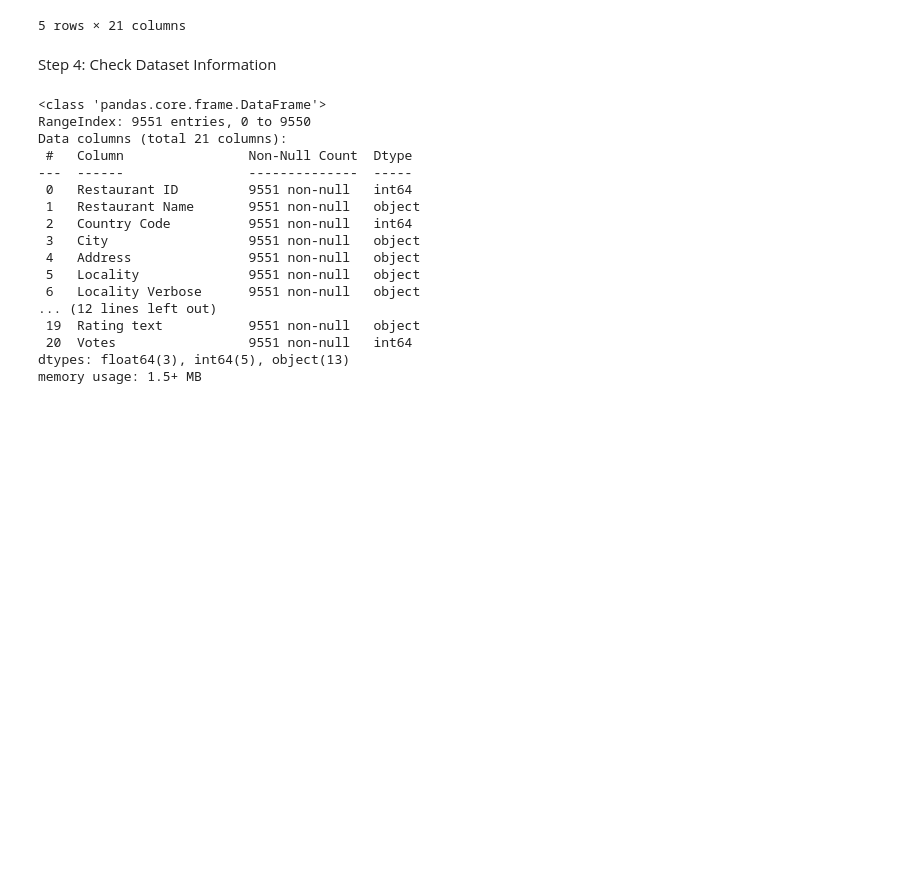
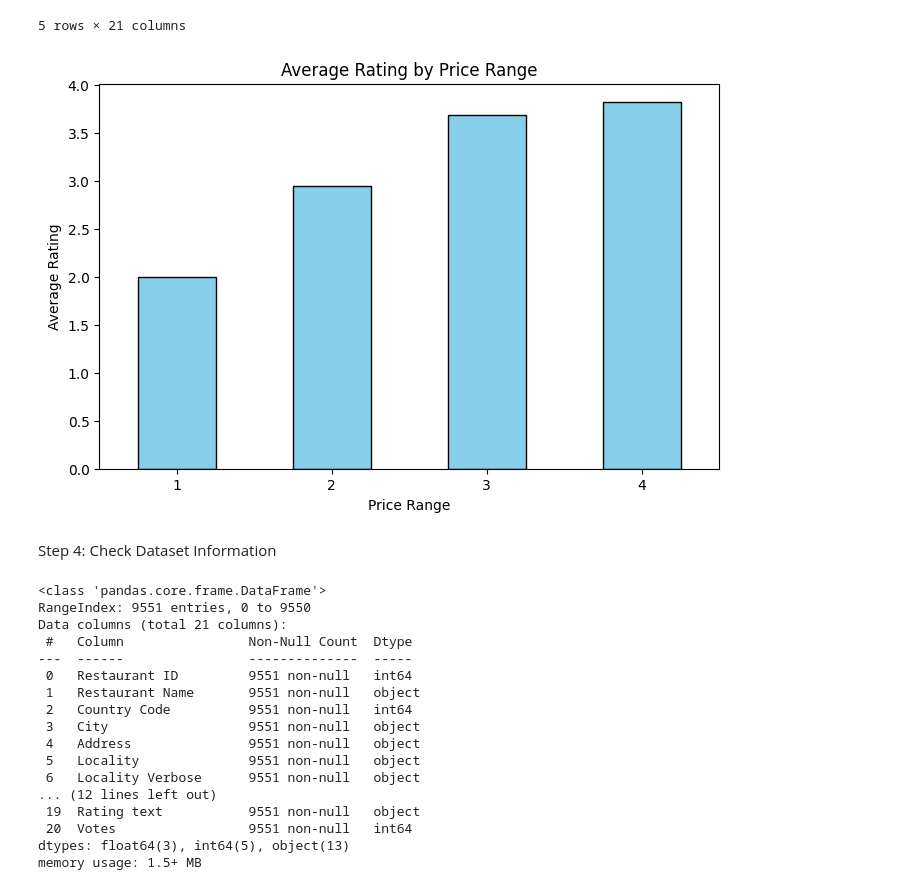
Before and after one commit to Dixa08/Cognifyz-ML-Internship, a Jupyter notebook: Task1_Restaurant_Rating_Prediction/notebooks/restaurant_rating_prediction.ipynb, the cells around one changed output. Cells and saved outputs as stored; diff of their text form; code cells hidden in the pictures; blank space fills up the shorter version.

Commit message:
Update Task 3 files and project changes

```diff
--- a/Task1_Restaurant_Rating_Prediction/notebooks/restaurant_rating_prediction.ipynb
+++ b/Task1_Restaurant_Rating_Prediction/notebooks/restaurant_rating_prediction.ipynb
@@ -47,7 +47,7 @@ Step 2: Load the Dataset
 # Load Dataset
 # ==========================================
 
-df = pd.read_csv("e:\ML_PROJECTS\Cognifyz-ML-Internship\Task1_Restaurant_Rating_Prediction\data\Dataset .csv")
+df = pd.read_csv("..\data\Dataset.csv")
 
 print("Dataset Loaded Successfully!")
 # %% [output]
@@ -66,6 +66,28 @@ df.head()
 | 3 | 6318506 | Ooma | 162 | Mandaluyong City | Third Floor, Mega Fashion Hall, S... | SM Megamall, Ortigas, Mandaluyong... | SM Megamall, Ortigas, Mandaluyong... | 121.056475 | ... |
 | 4 | 6314302 | Sambo Kojin | 162 | Mandaluyong City | Third Floor, Mega Atrium, SM Mega... | SM Megamall, Ortigas, Mandaluyong... | SM Megamall, Ortigas, Mandaluyong... | 121.057508 | ... |
 5 rows × 21 columns
+# %%
+import matplotlib.pyplot as plt
+
+avg_rating = df.groupby("Price range")["Aggregate rating"].mean()
+
+plt.figure(figsize=(8,5))
+
+avg_rating.plot(
+    kind="bar",
+    color="skyblue",
+    edgecolor="black"
+)
+
+plt.title("Average Rating by Price Range")
+plt.xlabel("Price Range")
+plt.ylabel("Average Rating")
+plt.xticks(rotation=0)
+plt.savefig("../assets/images/price_vs_rating.png", dpi=300)
+
+plt.show()
+# %% [output]
+[figure, added]
 # %% [markdown]
 Step 4: Check Dataset Information
 # %%
```
Also changed, not shown: 5 other files.
